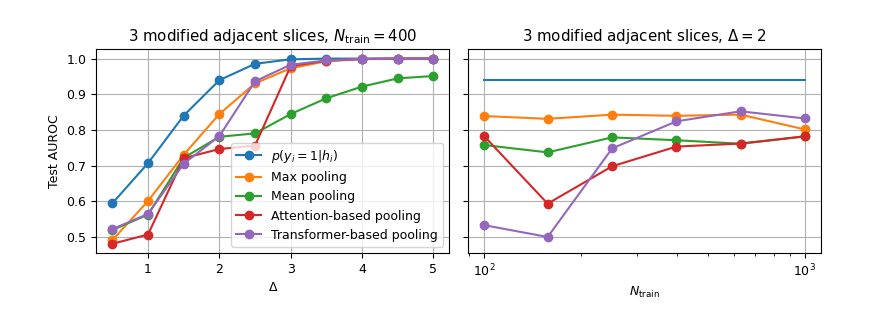
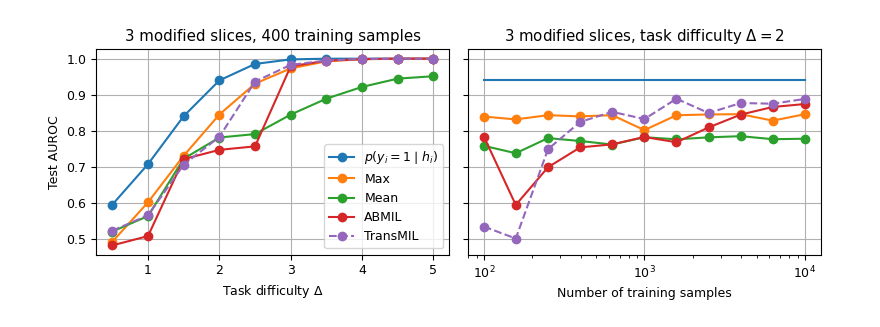
Before and after one commit to loevlie/pooling, a Jupyter notebook: notebooks/toy_data.ipynb, the cells around one changed output. Cells and saved outputs as stored; diff of their text form; code cells hidden in the pictures.

```diff
--- a/notebooks/toy_data.ipynb
+++ b/notebooks/toy_data.ipynb
@@ -0,0 +1,9 @@
+# %%
+import matplotlib.pyplot as plt
+
+# Get the default property cycle from matplotlib rcParams
+default_colors = plt.rcParams['axes.prop_cycle'].by_key()['color']
+
+print("Default Matplotlib colors:")
+for i, color in enumerate(default_colors):
+    print(f"{i}: {color}")
@@ -306,50 +426,49 @@ plt.show()
 # %%
 # L1
 deltas = [0.5, 1.0, 1.5, 2.0, 2.5, 3.0, 3.5, 4.0, 4.5, 5.0]
 bayes_aurocs = [0.5946202278137207, 0.7070890069007874, 0.8402831554412842, 0.9396085739135742, 0.9853242635726929, 0.9980275630950928, 0.9998959302902222, 0.9999998807907104, 0.9999999403953552, 0.9999999403953552]
 max_aurocs = [0.49145383, 0.60111392, 0.73047101, 0.84476829, 0.93063831, 0.97298902, 0.99260211, 0.99847162, 0.99980396, 0.99997592]
 mean_aurocs = [0.51998907, 0.56290013, 0.72213286, 0.78105593, 0.79056633, 0.84471625, 0.88895154, 0.92155594, 0.9445619 , 0.95127147]
 attention_aurocs = [0.48145124, 0.50732589, 0.72098058, 0.74676311, 0.7564857, 0.97901058, 0.99417847, 0.99879968, 0.99997592, 0.99999994]
 transformer_aurocs = [0.52236974, 0.56498867, 0.70559061, 0.78284842, 0.93642163, 0.98287159, 0.9947046 , 0.99934787, 0.99987584, 0.99999994]
-guided_aurocs = [0.52653086, 0.56495863, 0.71680754, 0.86097842, 0.92612511, 0.98035902, 0.99422657, 0.9996599 , 0.99997199, 0.99999994]
 
 ncols, nrows = 2, 1
 fig, axs = plt.subplots(figsize=(4*ncols, 3*nrows), ncols=ncols, nrows=nrows, sharey=True)
 
-axs[0].plot(deltas, bayes_aurocs, label=r"$p(y_i=1|h_i)$", marker="o")
-axs[0].plot(deltas, max_aurocs, label="Max pooling", marker="o")
-axs[0].plot(deltas, mean_aurocs, label="Mean pooling", marker="o")
-axs[0].plot(deltas, attention_aurocs, label="Attention-based pooling", marker="o")
-axs[0].plot(deltas, transformer_aurocs, label="Transformer-based pooling", marker="o")
-#axs[0].plot(deltas, guided_aurocs, label="Guided pooling", marker="o")
+axs[0].plot(deltas, bayes_aurocs, color="#1F77B4", label=r"$p(y_i=1 \mid h_i)$", marker="o")
+axs[0].plot(deltas, max_aurocs, color="#FF7F0E", label="Max", marker="o")
+axs[0].plot(deltas, mean_aurocs, color="#2CA02C", label="Mean", marker="o")
+axs[0].plot(deltas, attention_aurocs, color="#D62728", label="ABMIL", marker="o")
+axs[0].plot(deltas, transformer_aurocs, color="#9467BD", label="TransMIL", linestyle="--", marker="o")
 
-axs[0].set_title(r"3 modified adjacent slices, $N_{\text{train}}=400$")
-axs[0].set_xlabel(r"$\Delta$")
+axs[0].set_title("3 modified slices, 400 training samples")
+axs[0].set_xlabel(r"Task difficulty $\Delta$")
 axs[0].set_ylabel("Test AUROC")
 axs[0].legend(loc="lower right")
 axs[0].grid()
 
-N_trains = [100, 158, 251, 398, 630, 1000]#, 1584, 2511, 3981, 6309, 10000]
-bayes_aurocs = [0.9396085739135742, 0.9396085739135742, 0.9396085739135742, 0.9396085739135742, 0.9396085739135742, 0.9396085739135742]#, 0.9396085739135742, 0.9396085739135742, 0.9396085739135742, 0.9396085739135742, 0.9396085739135742]
-max_aurocs = [0.83920681, 0.83130884, 0.8430478 , 0.83972704, 0.84314382, 0.80154121]
-mean_aurocs = [0.75799805, 0.73737478, 0.77939558, 0.77136952, 0.76157498, 0.78188413]
-attention_aurocs = [0.78364861, 0.59374005, 0.69853681, 0.75359094, 0.76203912, 0.78248435]
-transformer_aurocs = [0.53374463, 0.50044215, 0.74862361, 0.82435507, 0.85234016, 0.83231711]
+N_trains = [100, 158, 251, 398, 630, 1000, 1584, 2511, 3981, 6309, 10000]
+bayes_aurocs = [0.9396085739135742, 0.9396085739135742, 0.9396085739135742, 0.9396085739135742, 0.9396085739135742, 0.9396085739135742, 0.9396085739135742, 0.9396085739135742, 0.9396085739135742, 0.9396085739135742, 0.9396085739135742]
+max_aurocs = [0.83920681, 0.83130884, 0.8430478 , 0.83972704, 0.84314382, 0.80154121, 0.84288782, 0.84505439, 0.84580052, 0.82786, 0.84583652]
+mean_aurocs = [0.75799805, 0.73737478, 0.77939558, 0.77136952, 0.76157498, 0.78188413, 0.77605063, 0.78147614, 0.78476489, 0.77635074, 0.77766311]
+attention_aurocs = [0.78364861, 0.59374005, 0.69853681, 0.75359094, 0.76203912, 0.78248435, 0.76786065, 0.8089931, 0.84469223, 0.86586171, 0.87401581]
+transformer_aurocs = [0.53374463, 0.50044215, 0.74862361, 0.82435507, 0.85234016, 0.83231711, 0.88865548, 0.84906542, 0.87685645, 0.87486798, 0.8882314]
+guided_aurocs = [0.58621806, 0.59374803, 0.69867885, 0.75299084, 0.76215518, 0.76561201]
 
-axs[1].plot(N_trains, bayes_aurocs, label=r"$p(y_i=1|h_i)$")
-axs[1].plot(N_trains, max_aurocs, label="Max pooling", marker="o")
-axs[1].plot(N_trains, mean_aurocs, label="Mean pooling", marker="o")
-axs[1].plot(N_trains, attention_aurocs, label="Attention-based pooling", marker="o")
-axs[1].plot(N_trains, transformer_aurocs, label="Transformer-based pooling", marker="o")
+axs[1].plot(N_trains, bayes_aurocs, color="#1F77B4", label=r"$p(y_i=1 \mid h_i)$")
+axs[1].plot(N_trains, max_aurocs, color="#FF7F0E", label="Max", marker="o")
+axs[1].plot(N_trains, mean_aurocs, color="#2CA02C", label="Mean", marker="o")
+axs[1].plot(N_trains, attention_aurocs, color="#D62728", label="ABMIL", marker="o")
+axs[1].plot(N_trains, transformer_aurocs, color="#9467BD", label="TransMIL", linestyle="--", marker="o")
 
-axs[1].set_title(r"3 modified adjacent slices, $\Delta=2$")
-axs[1].set_xlabel(r"$N_{\text{train}}$")
+axs[1].set_title(r"3 modified slices, task difficulty $\Delta = 2$")
+axs[1].set_xlabel("Number of training samples")
 axs[1].set_xscale("log")
 #axs[1].legend(loc="lower right")
 axs[1].grid()
 
 fig.tight_layout()
 fig.savefig("embedding-level_approach.pdf", bbox_inches="tight")
 plt.show()
 # %% [output]
-[figure, old version]
+[figure, new version]
```
Also changed, not shown: parts of 14 cells of this notebook, 32 other files.
